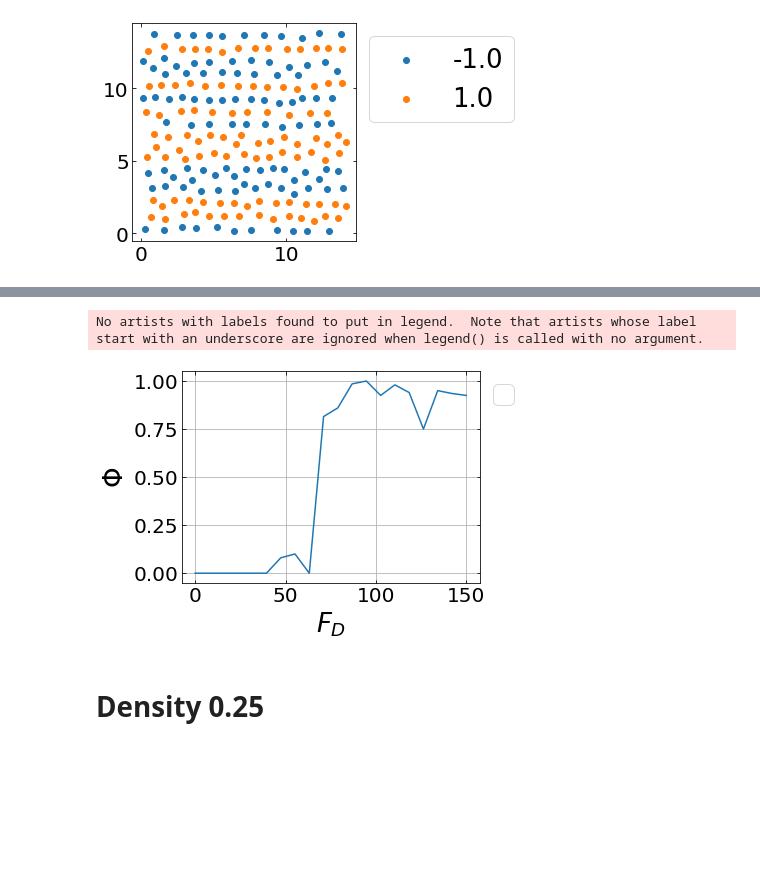
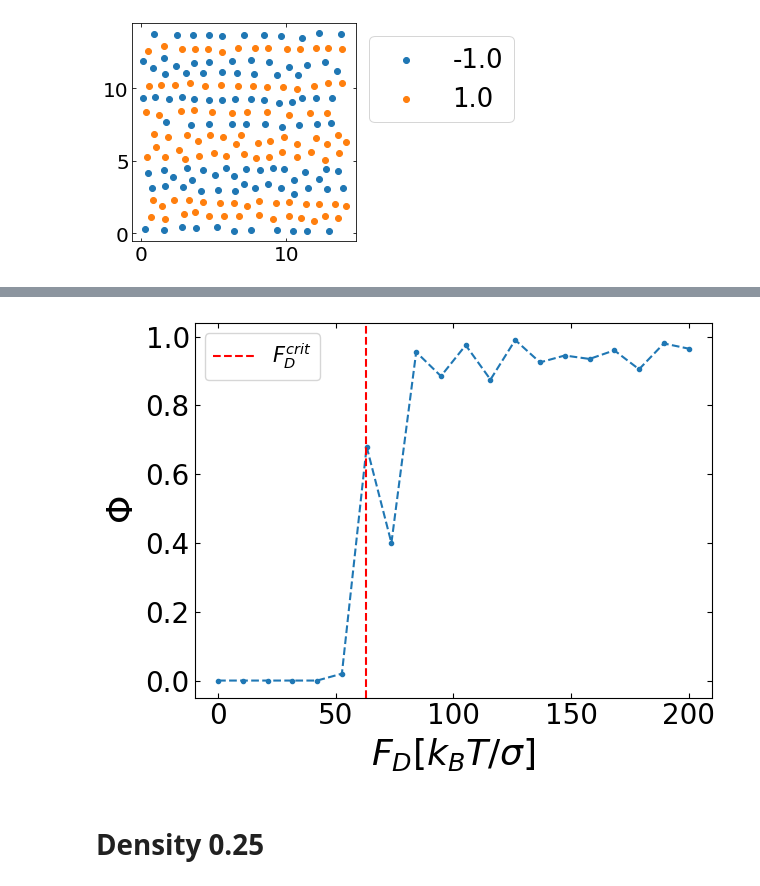
Before and after one commit to prakhosha/Lane-Formation, a Jupyter notebook: Task4/task4_c.ipynb, the cells around one changed output, grey strips where cells are left out. Drawn from its saved outputs; the diff is of its cells as text; code cells hidden in the pictures; blank space fills up the shorter version.

```diff
--- a/Task4/task4_c.ipynb
+++ b/Task4/task4_c.ipynb
@@ -343,7 +341,7 @@ t_prod = 50.0 * tau
 n_steps_equil = int(t_equil / dt)
 n_steps_prod = int(t_prod / dt)
 # %%
-F_Ds = np.linspace(0,150,20)
+F_Ds = np.linspace(0,200,20)
 F_Ds = F_Ds * kBT / sigma
 # %%
 # Main simulation
@@ -475,14 +473,14 @@ Theory F_D/γ: 150.0
 ... (9 outputs left out)
 # %%
-plt.plot(F_Ds, Phis)
-plt.xlabel(r"$F_D$")
+plt.Figure(figsize=(20,20))
+plt.plot(F_Ds, Phis, ls='--', marker='.')
+plt.axvline(x=63.15, color='red', linestyle='--', label=r"$F_{D}^{crit}$")
+plt.xlabel(r"$F_D [k_{B}T/\sigma]$")
 plt.ylabel(r"$\Phi$")
-plt.legend(bbox_to_anchor=(1, 1))
+plt.legend(loc='upper left', fontsize=15)
 plt.tight_layout()
-plt.grid()
 # %% [output]
-No artists with labels found to put in legend.  Note that artists whose label start with an underscore are ignored when legend() is called with no argument.
-[figure, old version]
+[figure, new version]
 # %% [markdown]
 # Density 0.25
 # %%
```
Also changed, not shown: parts of 24 cells of this notebook.
